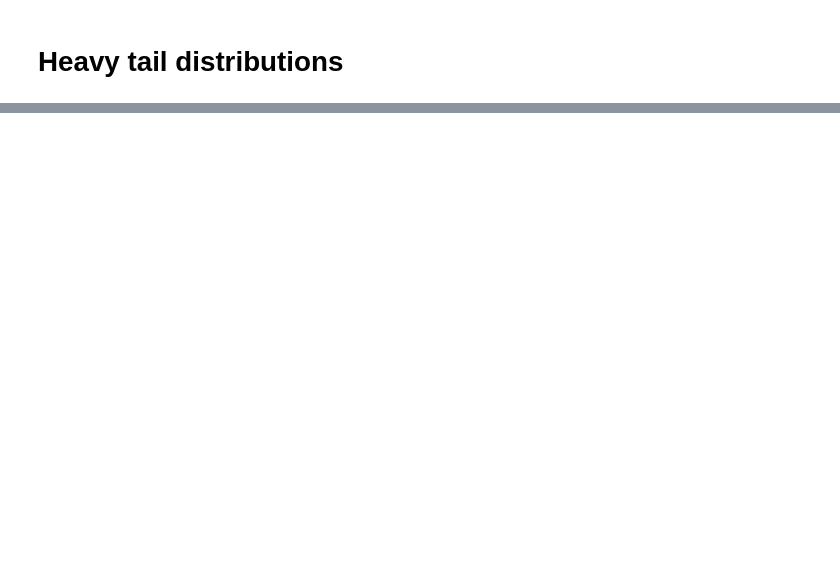
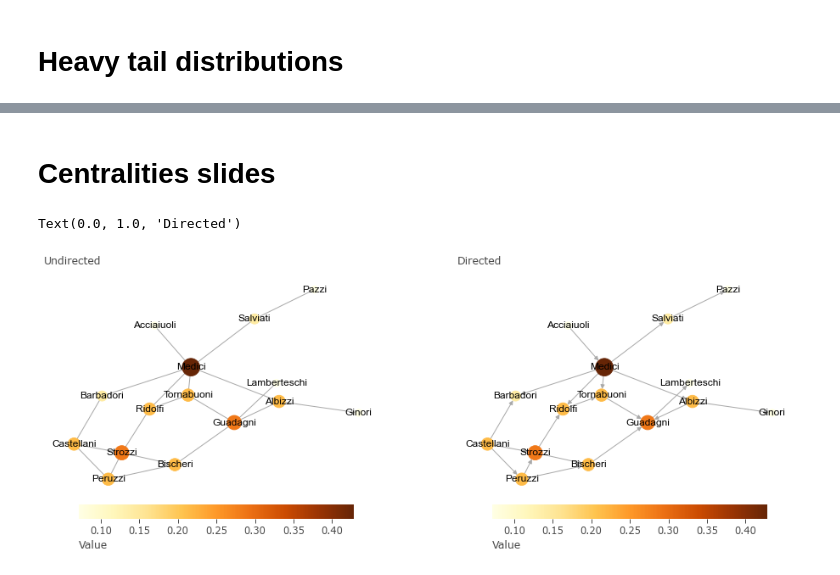
Before and after one commit to jgarciab/NetworkScience, a Jupyter notebook: Lectures/day1_lecture_simulations.ipynb, the cells around one changed output, grey strips where cells are left out. Saved outputs shown, nothing was run; the diff lists cells and outputs as text; code cells hidden in the pictures; blank space fills up the shorter version.

Commit message:
slides

```diff
--- a/Lectures/day1_lecture_simulations.ipynb
+++ b/Lectures/day1_lecture_simulations.ipynb
@@ -177,0 +182,23 @@ plot_cdf([v for k,v in G.degree()], scale="linear", cum=False, ax = ax)
+# %% [markdown]
+# Centralities slides
+# %%
+G = nx.florentine_families_graph()
+pos = nx.spring_layout(G, seed = 1)
+
+G_dir = nx.DiGraph()
+G_dir.add_edges_from(G.edges())
+# %%
+# Degree centrality
+f, (a0, a1) = plt.subplots(1, 2, gridspec_kw={'width_ratios': [1, 1]}, figsize=(16,6))
+cent = nx.degree_centrality(G)
+cent = np.array([cent[i] for i in G])
+plot_network(G, a0 = a0, values = cent, cmap=mpl.cm.YlOrBr, pos = pos)
+
+cent = nx.degree_centrality(G_dir)
+cent = np.array([cent[i] for i in G_dir])
+plot_network(G_dir, a0 = a1, values = cent, cmap=mpl.cm.YlOrBr, pos = pos)
+a0.set_title("Undirected")
+a1.set_title("Directed")
+# %% [output]
+Text(0.0, 1.0, 'Directed')
+[figure, added]
```
Also changed, not shown: parts of 22 cells of this notebook, 2 other files.
